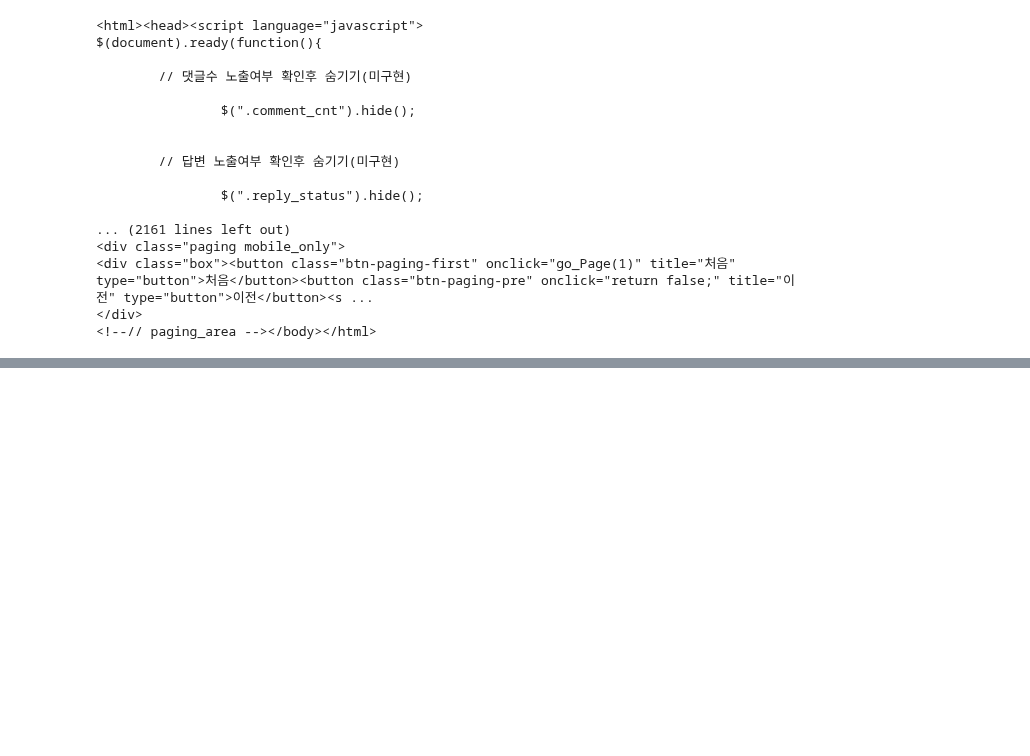
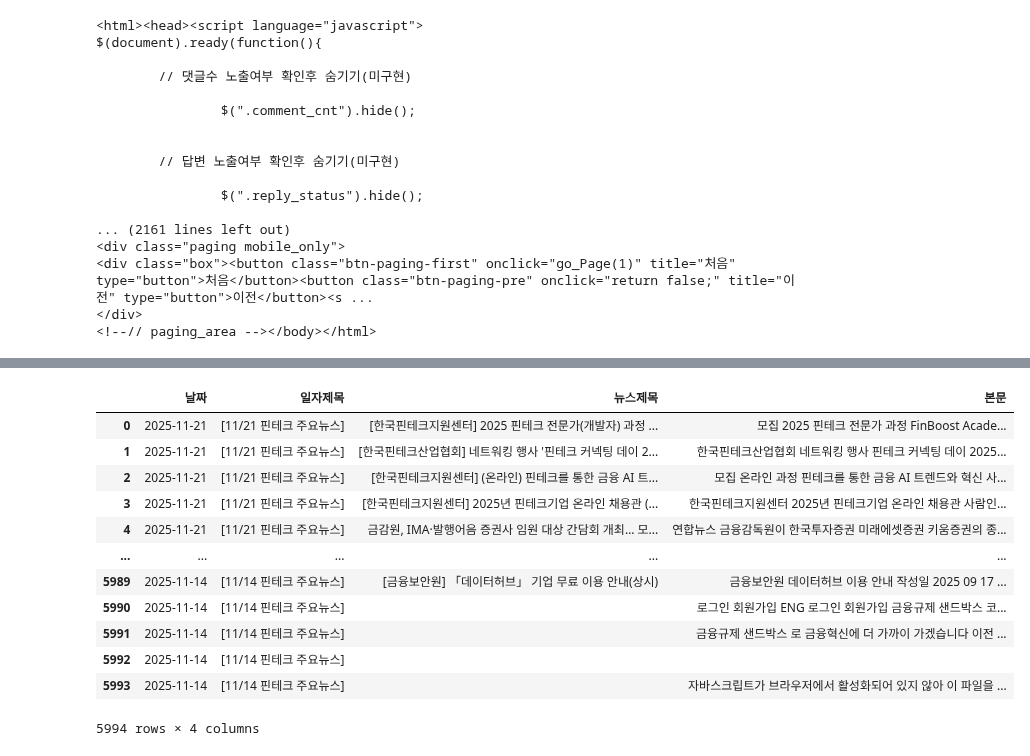
Before and after one commit to seojeong-e/fintech3, a Jupyter notebook: 핀테크뉴스수집_project.ipynb, the cells around one changed output, grey strips where cells are left out. Saved outputs shown, nothing was run; the diff lists cells and outputs as text; code cells hidden in the pictures; blank space fills up the shorter version.

```diff
--- a/핀테크뉴스수집_project.ipynb
+++ b/핀테크뉴스수집_project.ipynb
@@ -191,0 +129,32 @@ KeyboardInterrupt:
+# %%
+list_url = "https://fintech.or.kr/web/board/boardContentsList.do"
+view_url = "https://fintech.or.kr/web/board/boardContentsView.do"
+
+board_id = "6"
+page = 1
+
+payload_list = {"mode": "W", "board_id": board_id, "pageIndex": page}
+r_list = requests.post(list_url, data=payload_list)
+soup_list = bs(r_list.content, "lxml")
+
+rows = soup_list.select("table tbody tr")
+
+pattern = re.compile(r"\[\d{1,2}/\d{1,2}\s*핀테크 주요뉴스\]")
+
+for row in rows:
+    date_td = row.select_one("td.last")
+    date = date_td.get_text(strip=True) if date_td else "날짜없음"
+
+    title_tag = row.select_one("td.txtl a")
+    if not title_tag:
+        continue
+
+    title = title_tag.get_text(strip=True)
+
+    if not pattern.search(title):
+        continue
+
+    contents_id = title_tag["href"].split("'")[1]
+    view_link = f"{view_url}?board_id={board_id}&contents_id={contents_id}"
+
+    print(date, "-", title, "-", view_link)
@@ -191,0 +242,8 @@ KeyboardInterrupt:
+# %%
+def text_clean(text):
+    # HTML 태그를 없애는 정규표현식
+    result = re.sub(r"</?[^>]+>", "", text)
+    # 한글, 영문, 숫자 외의 모든 문자 제거 후 공백으로 변환
+    result = re.sub(r"[^가-힣a-zA-Z0-9]", " ", result)
+    result = result.replace("  ", " ").replace("  ", " ").replace("  ", " ")
+    return result
@@ -191,0 +386,18 @@ KeyboardInterrupt:
+# %%
+df['본문'] = df['본문'].apply(text_clean)
+# %%
+df
+# %% [output]
+|  | 날짜 | 일자제목 | 뉴스제목 | 본문 |
+| 0 | 2025-11-21 | [11/21 핀테크 주요뉴스] | [한국핀테크지원센터] 2025 핀테크 전문가(개발자) 과정 ... | 모집 2025 핀테크 전문가 과정 FinBoost Acade... |
+| 1 | 2025-11-21 | [11/21 핀테크 주요뉴스] | [한국핀테크산업협회] 네트워킹 행사 '핀테크 커넥팅 데이 2... | 한국핀테크산업협회 네트워킹 행사 핀테크 커넥팅 데이 2025... |
+| 2 | 2025-11-21 | [11/21 핀테크 주요뉴스] | [한국핀테크지원센터] (온라인) 핀테크를 통한 금융 AI 트... | 모집 온라인 과정 핀테크를 통한 금융 AI 트렌드와 혁신 사... |
+| 3 | 2025-11-21 | [11/21 핀테크 주요뉴스] | [한국핀테크지원센터] 2025년 핀테크기업 온라인 채용관 (... | 한국핀테크지원센터 2025년 핀테크기업 온라인 채용관 사람인... |
+| 4 | 2025-11-21 | [11/21 핀테크 주요뉴스] | 금감원, IMA·발행어음 증권사 임원 대상 간담회 개최… 모... | 연합뉴스 금융감독원이 한국투자증권 미래에셋증권 키움증권의 종... |
+| ... | ... | ... | ... | ... |
+| 5989 | 2025-11-14 | [11/14 핀테크 주요뉴스] | [금융보안원] 「데이터허브」 기업 무료 이용 안내(상시) | 금융보안원 데이터허브 이용 안내 작성일 2025 09 17 ... |
+| 5990 | 2025-11-14 | [11/14 핀테크 주요뉴스] |  | 로그인 회원가입 ENG 로그인 회원가입 금융규제 샌드박스 코... |
+| 5991 | 2025-11-14 | [11/14 핀테크 주요뉴스] |  | 금융규제 샌드박스 로 금융혁신에 더 가까이 가겠습니다 이전 ... |
+| 5992 | 2025-11-14 | [11/14 핀테크 주요뉴스] |  |  |
+| 5993 | 2025-11-14 | [11/14 핀테크 주요뉴스] |  | 자바스크립트가 브라우저에서 활성화되어 있지 않아 이 파일을 ... |
+5994 rows × 4 columns
```
Also changed, not shown: parts of 13 cells of this notebook, 1 other file.
